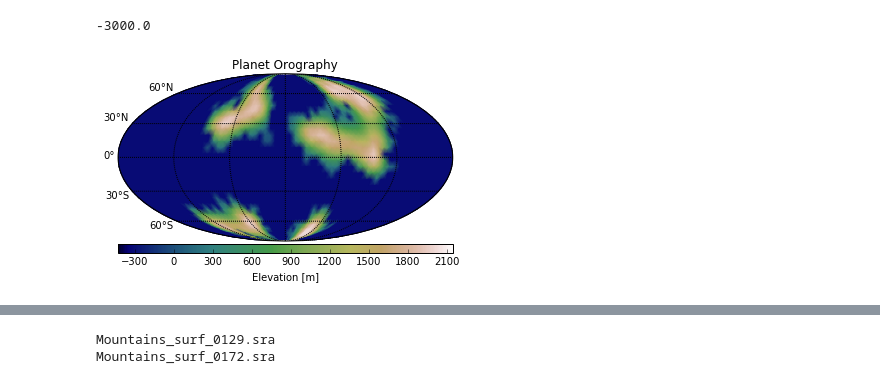
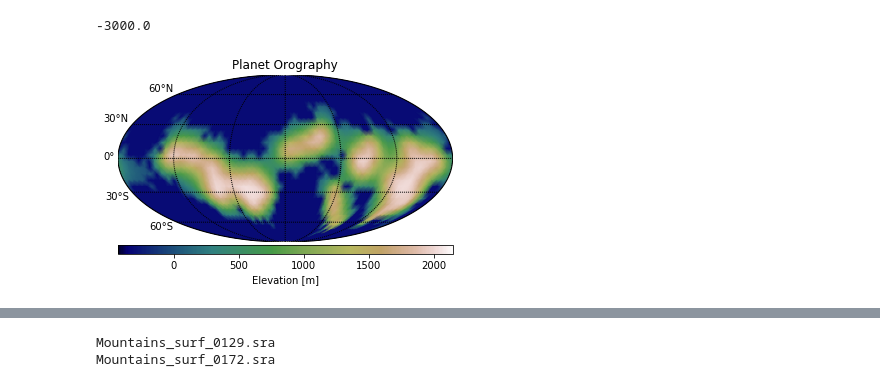
Before and after one commit to alphaparrot/exoplasim-legacy, a Jupyter notebook: PlanetGrid-Mountains.ipynb, the cells around one changed output, grey strips where cells are left out. Saved outputs shown, nothing was run; the diff lists cells and outputs as text; code cells hidden in the pictures.

Commit message:
Small fixes to compilation, added random continent generation script

```diff
--- a/PlanetGrid-Mountains.ipynb
+++ b/PlanetGrid-Mountains.ipynb
@@ -72,9 +72,9 @@ def wrap2d(datd,vals):
 latsw=wrap2d(lats,lats[:,0])
 lonsw=wrap2d(lons,360.0)
 # %%
-ncontinents = 5 #There's no guarantee you actually get this many if it's >1, since continents can merge
+ncontinents = 10 #There's no guarantee you actually get this many if it's >1, since continents can merge
 # %%
-landfraction = 0.29
+landfraction = 0.5
 # %%
 name="Mountains"
 # %%
@@ -88,8 +88,8 @@ for i in range(0,ncontinents):
     if landfraction<=i*np.amin(darea):
         filled=True
     while not filled:
-        lt = np.random.rand()*180.0-90.0
-        ln = np.random.rand()*360.0
+        lt = np.arcsin(1-2*np.random.uniform())*180.0/np.pi
+        ln = np.random.uniform()*360.0
         alts = abs(lts-lt)
         alns = abs(lns-ln)
         ilt = np.where(alts == np.amin(alts))[0][0]
@@ -297,15 +342,15 @@ print np.amin(topo)
 # %%
 dataw=wrap2d(topo,topo[:,0])
 
-m = Basemap(projection='moll',lon_0=180,resolution='c')
+m = Basemap(projection='moll',lon_0=0,resolution='c')
 tm = m.pcolormesh(lonsw,latsw,dataw/9.8,shading='Gouraud',cmap='gist_earth',latlon=True,vmin=np.amin(topo/9.8)*1.4,vmax=np.amax(topo/9.8)*1.05)#,vmin=-0.1*np.amax(topo/9.8),vmax=np.amax(topo/9.8)*1.25)
 pr=m.drawparallels(np.arange(-90.,120.,30.),labels=[1,0,0,1])
 mr=m.drawmeridians(np.arange(-180,180.,60.))
 cb = m.colorbar(tm,"bottom", size="5%", pad="2%",label="Elevation [m]")
 plt.title("Planet Orography")
-plt.savefig("samplemtplanet.jpg",bbox_inches='tight')
+plt.savefig("samplemtplanet.png",bbox_inches='tight')
 # %% [output]
-[figure, old version]
+[figure, new version]
 # %%
 t=plt.pcolormesh(lons,lats,topo/9.8,shading='Gouraud',cmap='magma_r',vmin=np.amin(topo/9.8)*1.0,vmax=np.amax(topo/9.8)*1.0)#vmin=-0.1*np.amax(topo/9.8),vmax=np.amax(topo/9.8)*1.25)
 plt.xlabel('Degrees Longitude')
```
Also changed, not shown: parts of 7 cells of this notebook, 9 other files.
